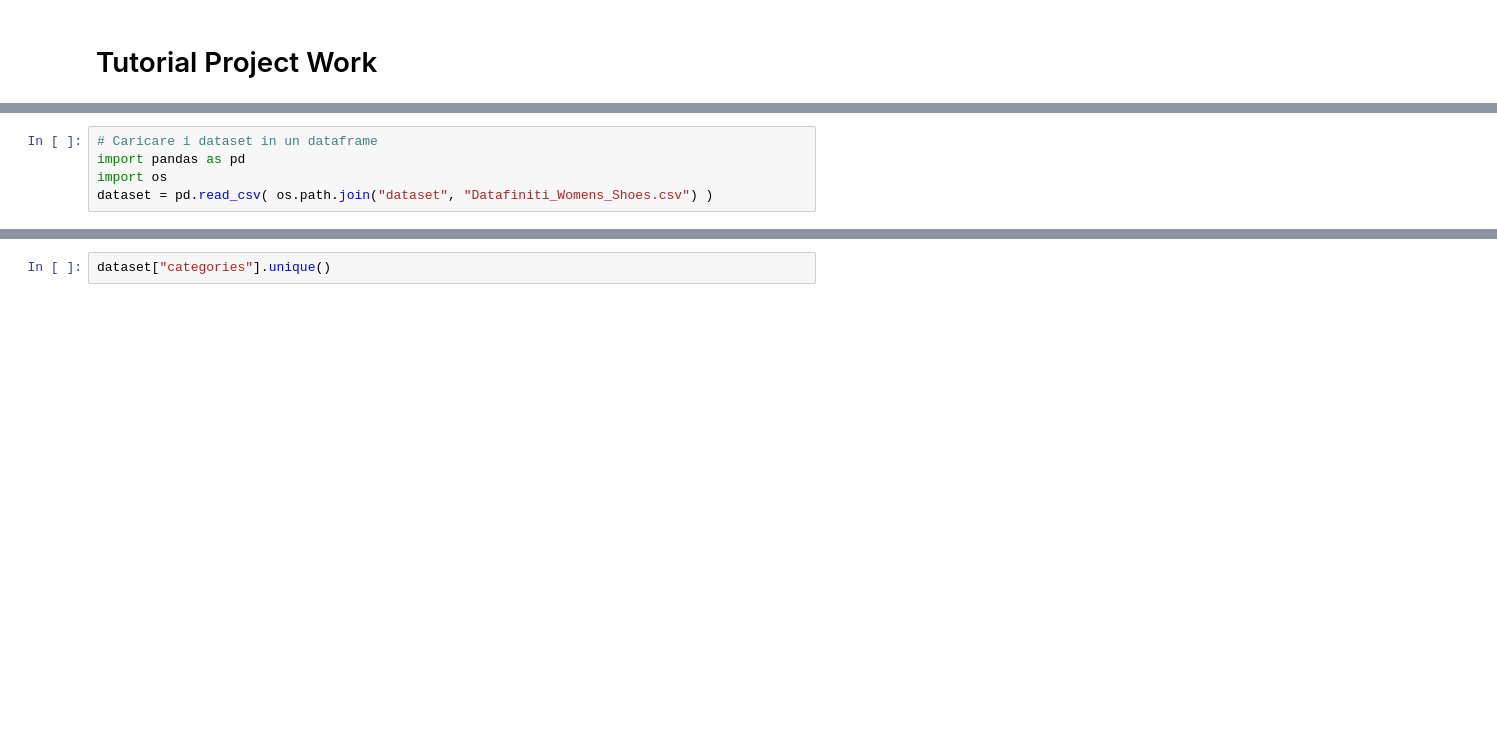
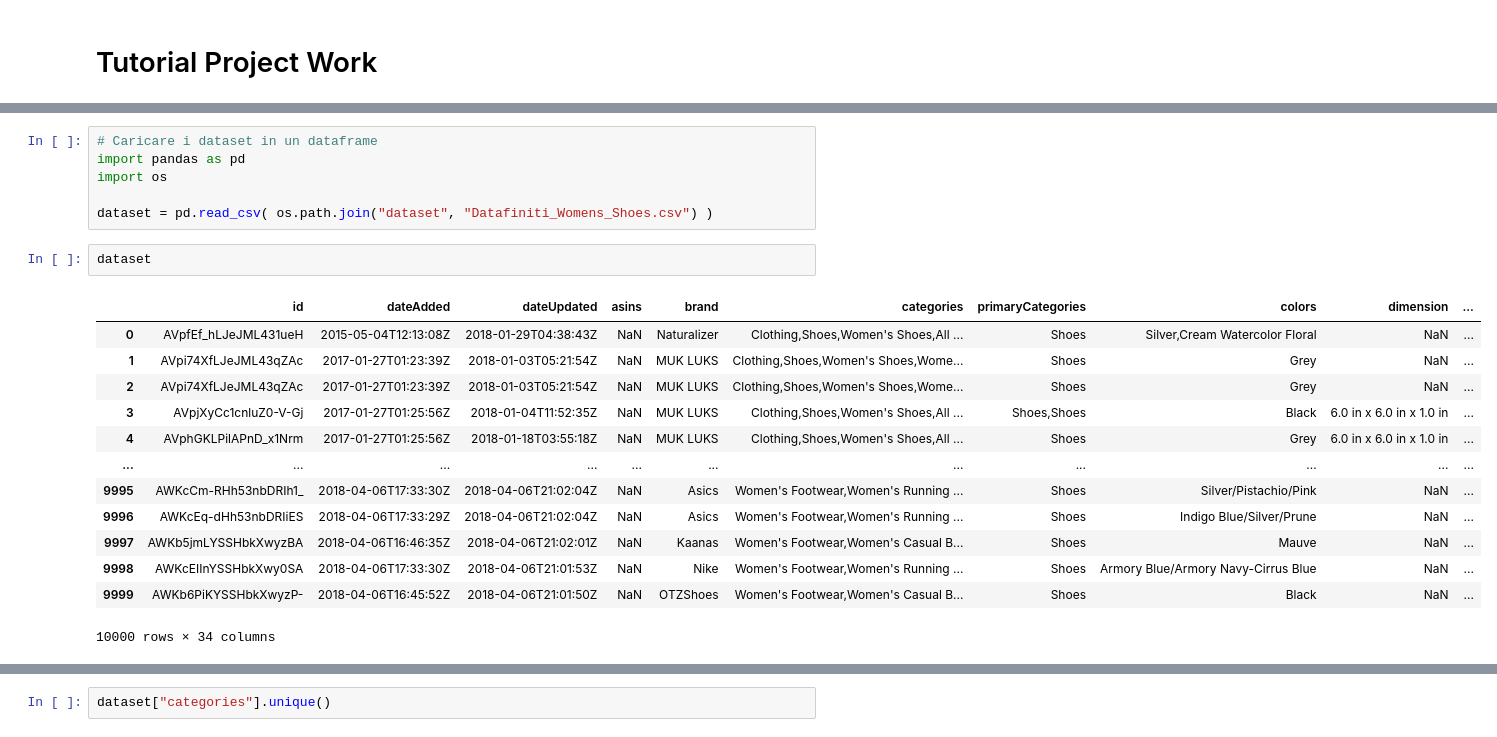
Before and after one commit to danidemi/corso-ifoa-machine-learning, a Jupyter notebook: project-work/Tutorial.ipynb, the cells around one changed output, grey strips where cells are left out. Saved outputs shown, nothing was run; the diff lists cells and outputs as text; blank space fills up the shorter version.

```diff
--- a/project-work/Tutorial.ipynb
+++ b/project-work/Tutorial.ipynb
@@ -40,6 +41,23 @@ dataset\woman-shoes.zip
 # Caricare i dataset in un dataframe
 import pandas as pd
 import os
+
 dataset = pd.read_csv( os.path.join("dataset", "Datafiniti_Womens_Shoes.csv") )
+# %%
+dataset
+# %% [output]
+|  | id | dateAdded | dateUpdated | asins | brand | categories | primaryCategories | colors | dimension | ... |
+| 0 | AVpfEf_hLJeJML431ueH | 2015-05-04T12:13:08Z | 2018-01-29T04:38:43Z | NaN | Naturalizer | Clothing,Shoes,Women's Shoes,All ... | Shoes | Silver,Cream Watercolor Floral | NaN | ... |
+| 1 | AVpi74XfLJeJML43qZAc | 2017-01-27T01:23:39Z | 2018-01-03T05:21:54Z | NaN | MUK LUKS | Clothing,Shoes,Women's Shoes,Wome... | Shoes | Grey | NaN | ... |
+| 2 | AVpi74XfLJeJML43qZAc | 2017-01-27T01:23:39Z | 2018-01-03T05:21:54Z | NaN | MUK LUKS | Clothing,Shoes,Women's Shoes,Wome... | Shoes | Grey | NaN | ... |
+| 3 | AVpjXyCc1cnluZ0-V-Gj | 2017-01-27T01:25:56Z | 2018-01-04T11:52:35Z | NaN | MUK LUKS | Clothing,Shoes,Women's Shoes,All ... | Shoes,Shoes | Black | 6.0 in x 6.0 in x 1.0 in | ... |
+| 4 | AVphGKLPilAPnD_x1Nrm | 2017-01-27T01:25:56Z | 2018-01-18T03:55:18Z | NaN | MUK LUKS | Clothing,Shoes,Women's Shoes,All ... | Shoes | Grey | 6.0 in x 6.0 in x 1.0 in | ... |
+| ... | ... | ... | ... | ... | ... | ... | ... | ... | ... | ... |
+| 9995 | AWKcCm-RHh53nbDRIh1_ | 2018-04-06T17:33:30Z | 2018-04-06T21:02:04Z | NaN | Asics | Women's Footwear,Women's Running ... | Shoes | Silver/Pistachio/Pink | NaN | ... |
+| 9996 | AWKcEq-dHh53nbDRIiES | 2018-04-06T17:33:29Z | 2018-04-06T21:02:04Z | NaN | Asics | Women's Footwear,Women's Running ... | Shoes | Indigo Blue/Silver/Prune | NaN | ... |
+| 9997 | AWKb5jmLYSSHbkXwyzBA | 2018-04-06T16:46:35Z | 2018-04-06T21:02:01Z | NaN | Kaanas | Women's Footwear,Women's Casual B... | Shoes | Mauve | NaN | ... |
+| 9998 | AWKcEIInYSSHbkXwy0SA | 2018-04-06T17:33:30Z | 2018-04-06T21:01:53Z | NaN | Nike | Women's Footwear,Women's Running ... | Shoes | Armory Blue/Armory Navy-Cirrus Blue | NaN | ... |
+| 9999 | AWKb6PiKYSSHbkXwyzP- | 2018-04-06T16:45:52Z | 2018-04-06T21:01:50Z | NaN | OTZShoes | Women's Footwear,Women's Casual B... | Shoes | Black | NaN | ... |
+10000 rows × 34 columns
 # %%
 # Quali colonne esistono? Esempio di una riga...
```
Also changed, not shown: parts of 12 cells of this notebook.
